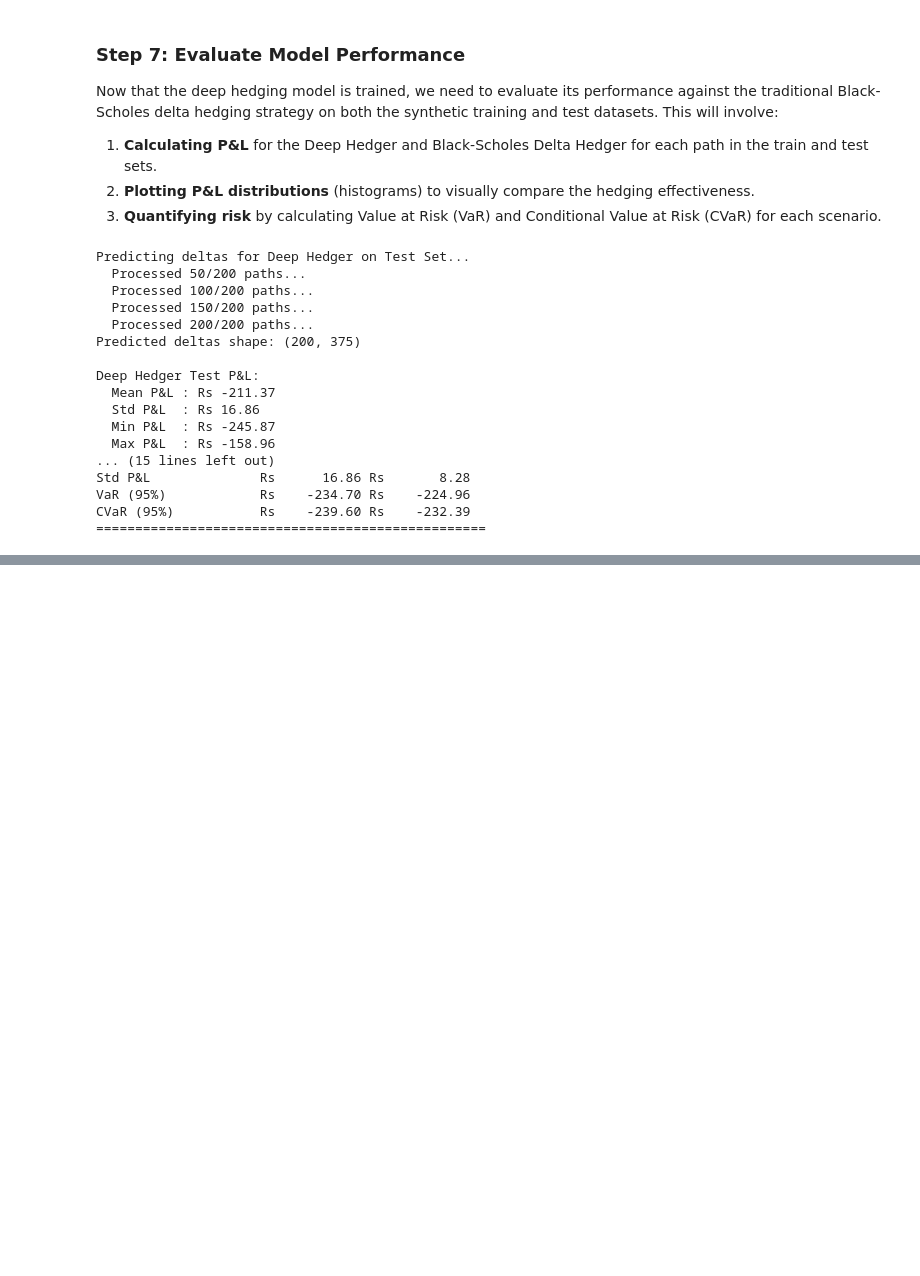
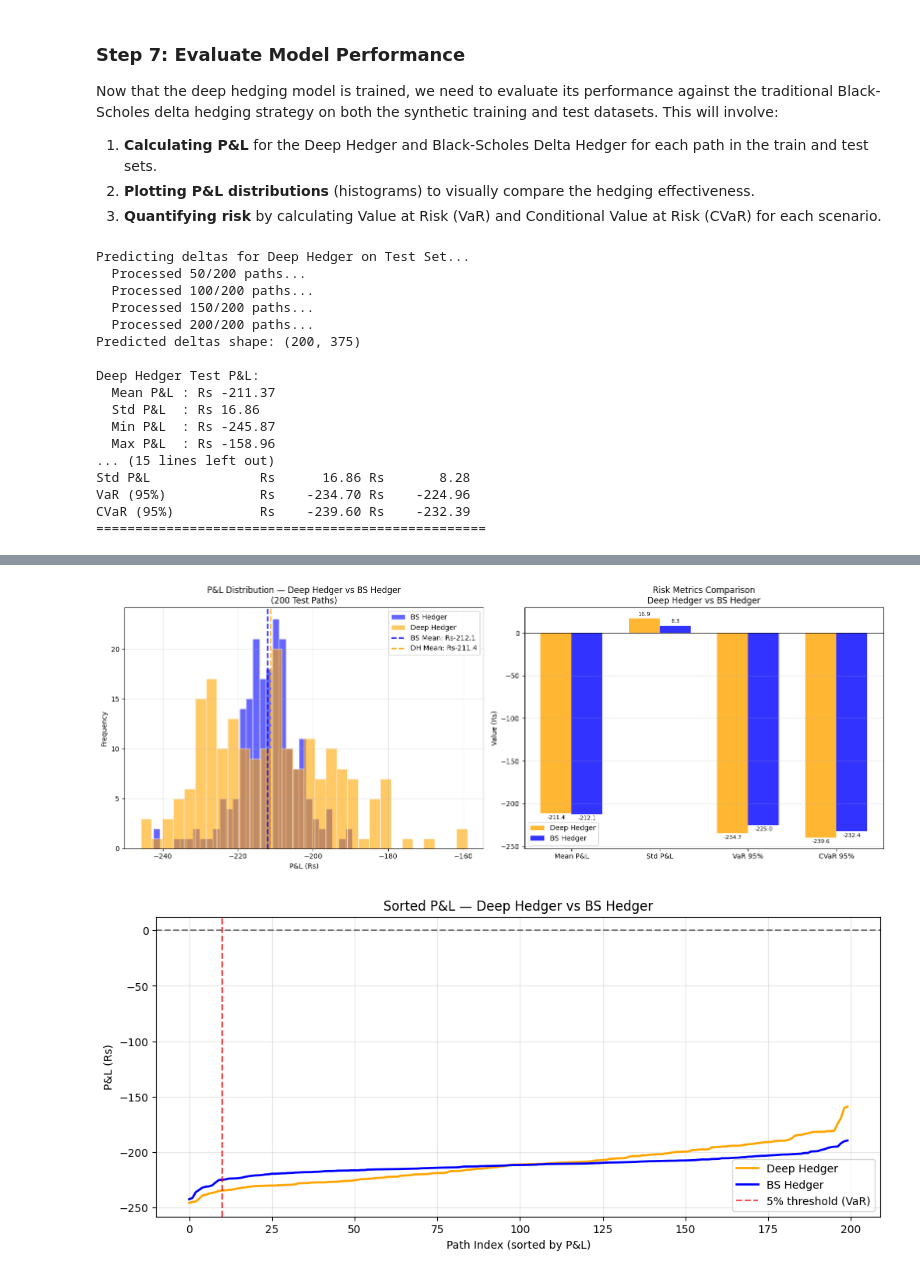
Before and after one commit to adityagupta2107/Delta-Hedging-Adversarial-Stock-Path-Generation-Simulator, a Jupyter notebook: projectNotebook.ipynb, the cells around one changed output, grey strips where cells are left out. Drawn from its saved outputs; the diff is of its cells as text; code cells hidden in the pictures; blank space fills up the shorter version.

```diff
--- a/projectNotebook.ipynb
+++ b/projectNotebook.ipynb
@@ -1619,0 +1695,80 @@ CVaR (95%)           Rs    -239.60 Rs    -232.39
+# %%
+import matplotlib.pyplot as plt
+import numpy as np
+
+fig, axes = plt.subplots(1, 2, figsize=(16, 6))
+
+# ── Plot 1 — P&L Distribution Histogram ──────────────────────
+axes[0].hist(bs_pnl_test, bins=30, alpha=0.6,
+             color='blue', label='BS Hedger', edgecolor='white')
+axes[0].hist(dh_pnl_test, bins=30, alpha=0.6,
+             color='orange', label='Deep Hedger', edgecolor='white')
+
+axes[0].axvline(x=bs_pnl_test.mean(), color='blue',
+                linestyle='--', linewidth=2,
+                label=f'BS Mean: Rs{bs_pnl_test.mean():.1f}')
+axes[0].axvline(x=dh_pnl_test.mean(), color='orange',
+                linestyle='--', linewidth=2,
+                label=f'DH Mean: Rs{dh_pnl_test.mean():.1f}')
+
+axes[0].set_title('P&L Distribution — Deep Hedger vs BS Hedger\n(200 Test Paths)')
+axes[0].set_xlabel('P&L (Rs)')
+axes[0].set_ylabel('Frequency')
+axes[0].legend()
+axes[0].grid(True, alpha=0.3)
+
+# ── Plot 2 — Risk Metrics Bar Chart ──────────────────────────
+metrics   = ['Mean P&L', 'Std P&L', 'VaR 95%', 'CVaR 95%']
+dh_values = [dh_pnl_test.mean(), dh_pnl_test.std(), dh_var, dh_cvar]
+bs_values = [bs_pnl_test.mean(), bs_pnl_test.std(), bs_var, bs_cvar]
+
+x = np.arange(len(metrics))
+w = 0.35
+
+bars1 = axes[1].bar(x - w/2, dh_values, w,
+                    label='Deep Hedger', color='orange', alpha=0.8)
+bars2 = axes[1].bar(x + w/2, bs_values, w,
+                    label='BS Hedger',   color='blue',   alpha=0.8)
+
+axes[1].set_title('Risk Metrics Comparison\nDeep Hedger vs BS Hedger')
+axes[1].set_xticks(x)
+axes[1].set_xticklabels(metrics)
+axes[1].set_ylabel('Value (Rs)')
+axes[1].legend()
+axes[1].grid(True, alpha=0.3, axis='y')
+axes[1].axhline(y=0, color='black', linewidth=0.8)
+
+for bar in bars1:
+    h = bar.get_height()
+    axes[1].text(bar.get_x() + bar.get_width()/2,
+                 h + (2 if h >= 0 else -8),
+                 f'{h:.1f}', ha='center', va='bottom', fontsize=8)
+for bar in bars2:
+    h = bar.get_height()
+    axes[1].text(bar.get_x() + bar.get_width()/2,
+                 h + (2 if h >= 0 else -8),
+                 f'{h:.1f}', ha='center', va='bottom', fontsize=8)
+
+plt.tight_layout()
+plt.show()
+
+# ── Plot 3 — Cumulative P&L sorted ───────────────────────────
+plt.figure(figsize=(12, 5))
+plt.plot(np.sort(dh_pnl_test), color='orange',
+         linewidth=2, label='Deep Hedger')
+plt.plot(np.sort(bs_pnl_test), color='blue',
+         linewidth=2, label='BS Hedger')
+plt.axhline(y=0, color='black', linestyle='--', alpha=0.5)
+plt.axvline(x=int(200*0.05), color='red', linestyle='--',
+            alpha=0.7, label='5% threshold (VaR)')
+plt.title('Sorted P&L — Deep Hedger vs BS Hedger')
+plt.xlabel('Path Index (sorted by P&L)')
+plt.ylabel('P&L (Rs)')
+plt.legend()
+plt.grid(True, alpha=0.3)
+plt.show()
+
+print("All plots generated!")
+# %% [output]
+[figure, added]
+[figure, added]
```
Also changed, not shown: parts of 8 cells of this notebook, 2 other files.
